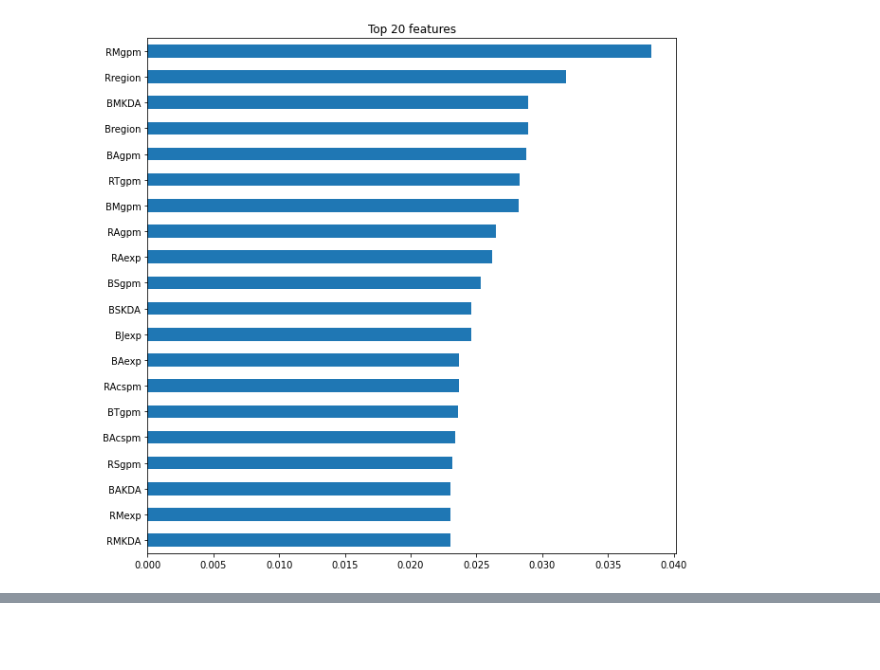
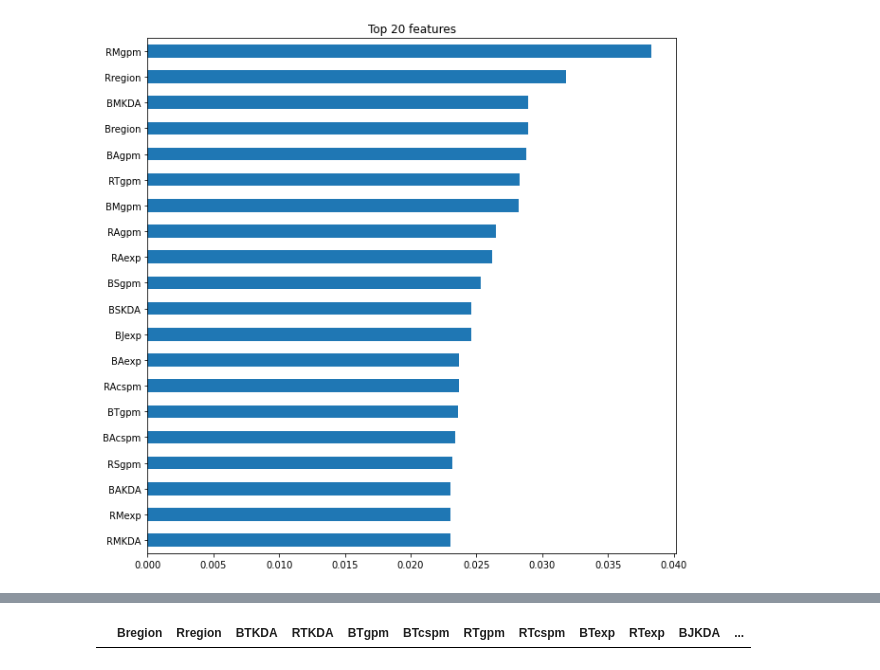
Before and after one commit to snaiws/Project-2, a Jupyter notebook: old_version/Project2.ipynb, the cells around one changed output, grey strips where cells are left out. Saved outputs shown, nothing was run; the diff lists cells and outputs as text; code cells hidden in the pictures; blank space fills up the shorter version.

```diff
--- a/old_version/Project2.ipynb
+++ b/old_version/Project2.ipynb
@@ -1272,0 +1613,4 @@ importances.sort_values()[-n:].plot.barh();
+# %%
+pred=pd.DataFrame(columns=features)
+# %% [output]
+|  | Bregion | Rregion | BTKDA | RTKDA | BTgpm | BTcspm | RTgpm | RTcspm | BTexp | RTexp | BJKDA | ... |
```
Also changed, not shown: parts of 29 cells of this notebook.
